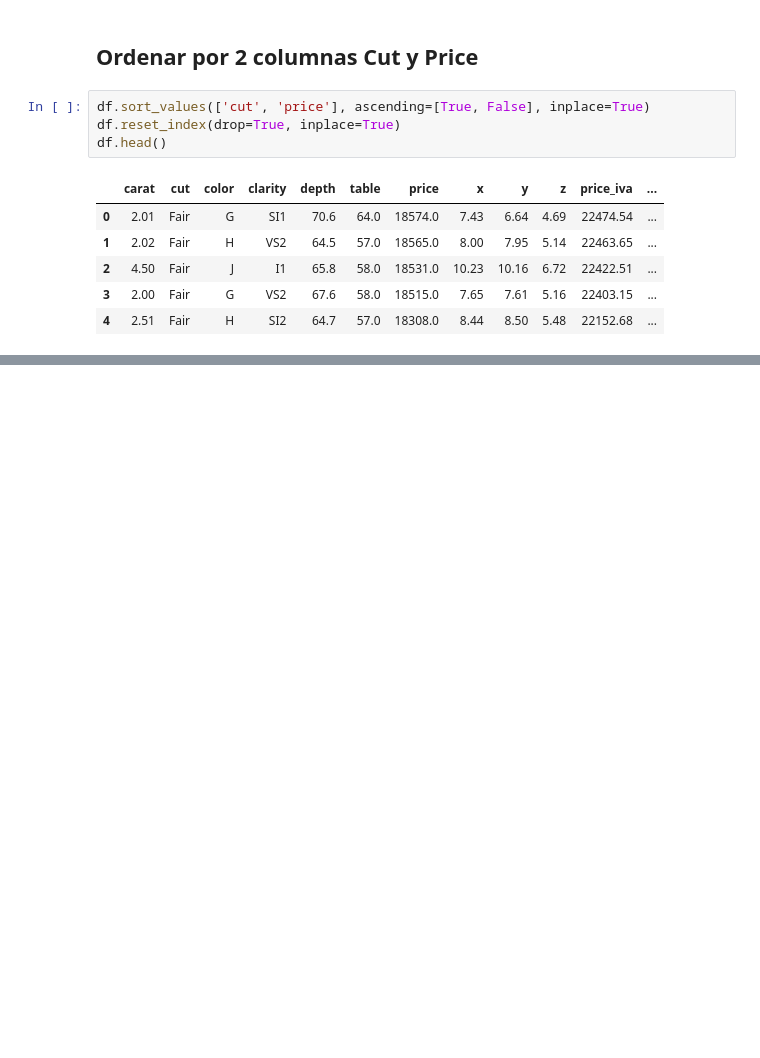
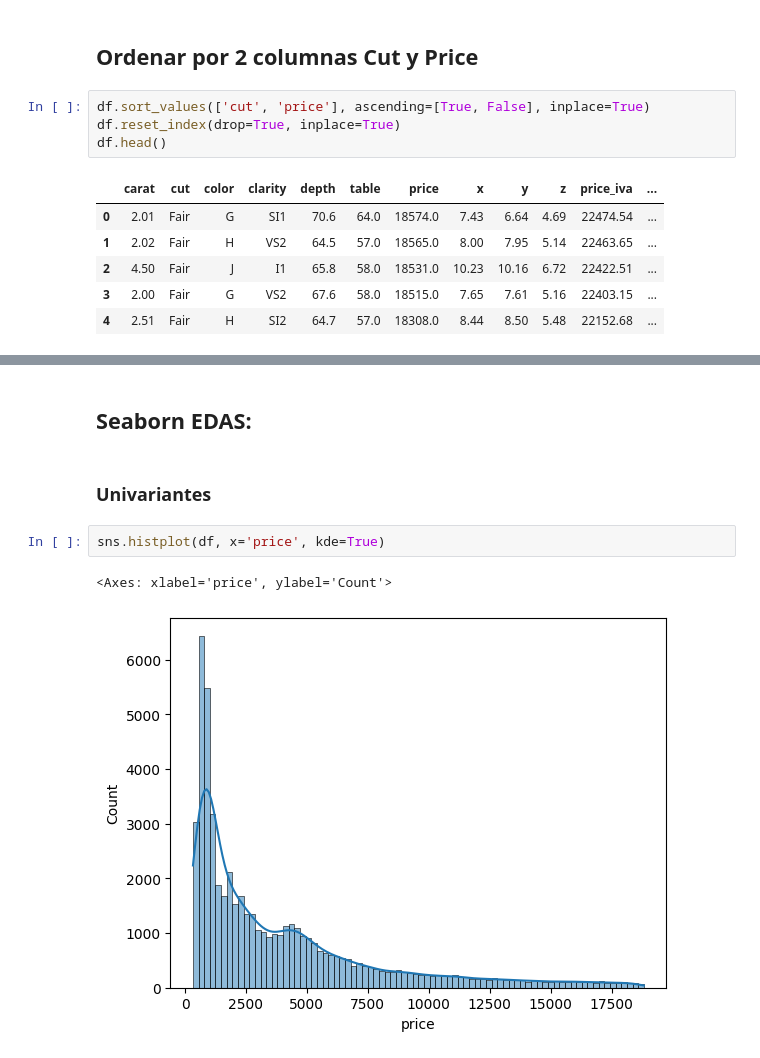
Before and after one commit to promav/PoyectosBootcamp, a Jupyter notebook: Mod3/m3_Pablo_Romero_Avila.ipynb, the cells around one changed output, grey strips where cells are left out. Saved outputs shown, nothing was run; the diff lists cells and outputs as text; blank space fills up the shorter version.

```diff
--- a/Mod3/m3_Pablo_Romero_Avila.ipynb
+++ b/Mod3/m3_Pablo_Romero_Avila.ipynb
@@ -218,0 +272,9 @@ df.head()
+# %% [markdown]
+## Seaborn EDAS:
+# %% [markdown]
+### Univariantes
+# %%
+sns.histplot(df, x='price', kde=True)
+# %% [output]
+<Axes: xlabel='price', ylabel='Count'>
+[figure, added]
```
Also changed, not shown: parts of 15 cells of this notebook.
